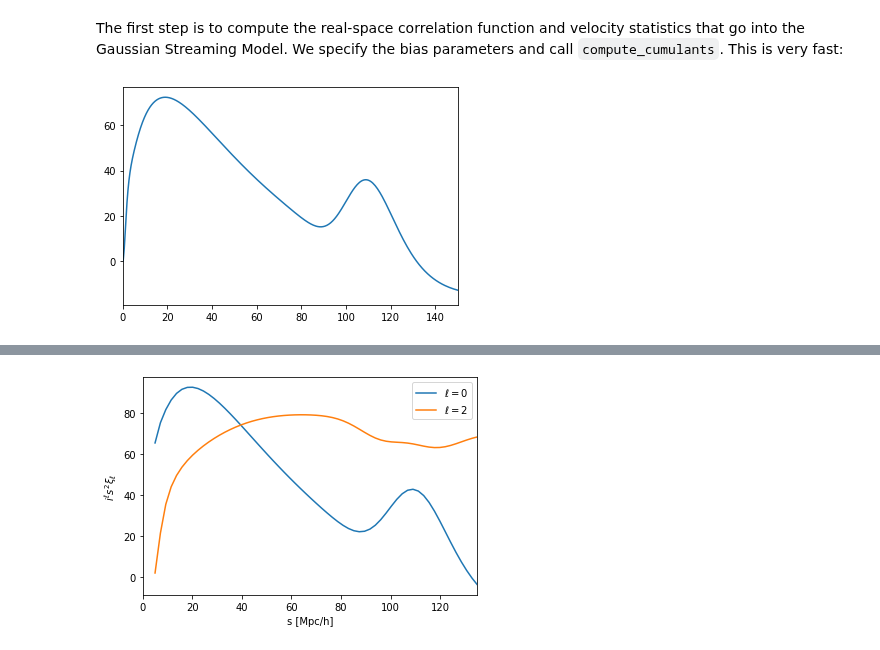
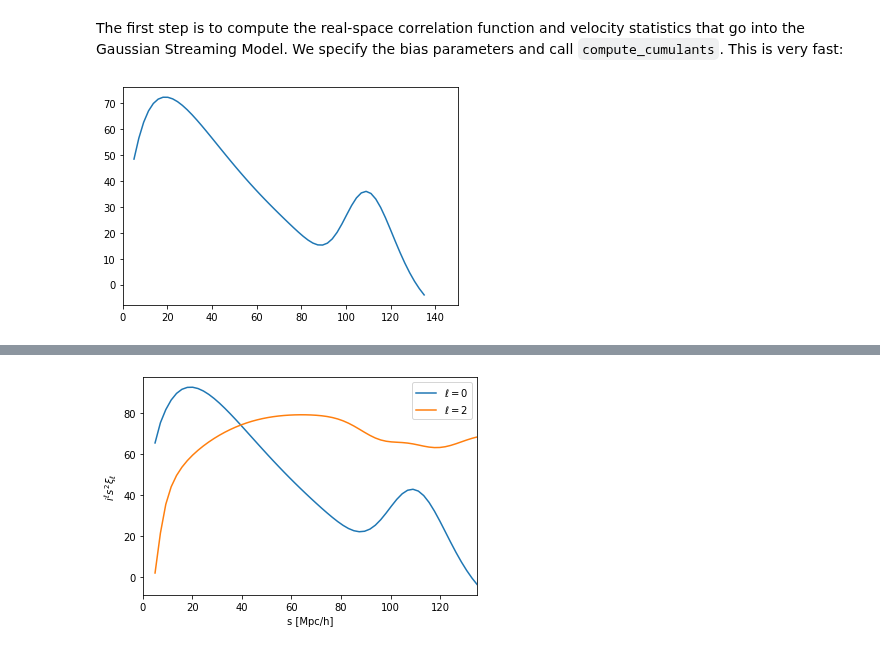
Before and after one commit to sfschen/velocileptors, a Jupyter notebook: Gaussian Streaming Model Example.ipynb, the cells around one changed output, grey strips where cells are left out. Cells and saved outputs as stored; diff of their text form; code cells hidden in the pictures.

Commit message:
Pass r to real-space xi in GSM.

```diff
--- a/Gaussian Streaming Model Example.ipynb
+++ b/Gaussian Streaming Model Example.ipynb
@@ -83,15 +83,16 @@ gsm.compute_cumulants(*pars)
 # %%
 # Let's look at the real-space correlation function,
 # this is also close to instantaneous:
 #
-rr,xir= gsm.compute_xi_real(*pars,rwidth=50)
+rr  = np.linspace(5.0,135,61)
+xir = gsm.compute_xi_real(rr,*pars,rwidth=50)
 #
 plt.plot(rr, rr**2 * xir)
 plt.xlim(0,150)
 
 plt.show()
 # %% [output]
-[figure, old version]
+[figure, new version]
 # %%
 # Now integrate to get the correlation function multipoles:
 ss   = np.linspace(5,135,61)
```
Also changed, not shown: parts of 2 cells of this notebook, 1 other file.
